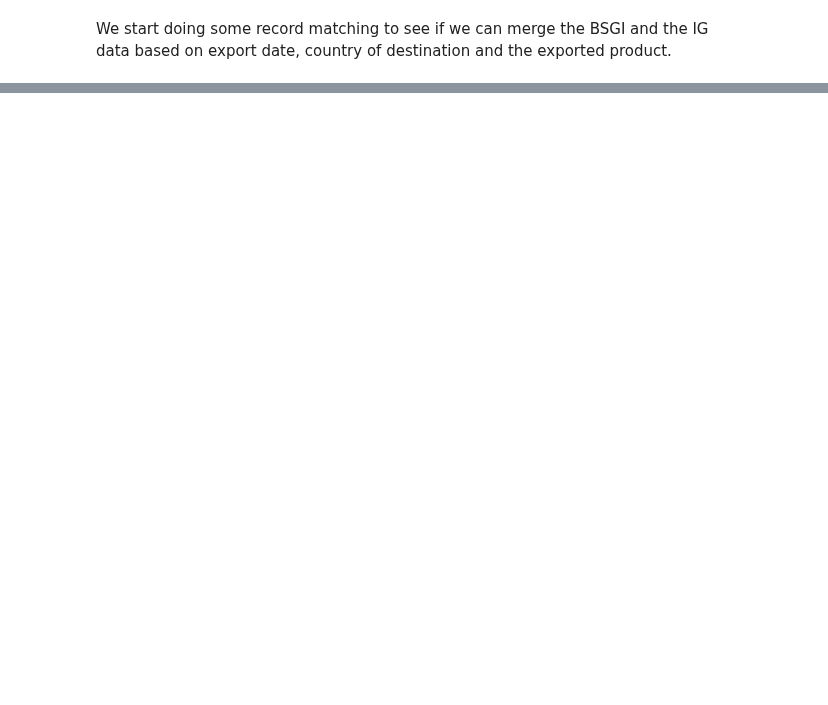
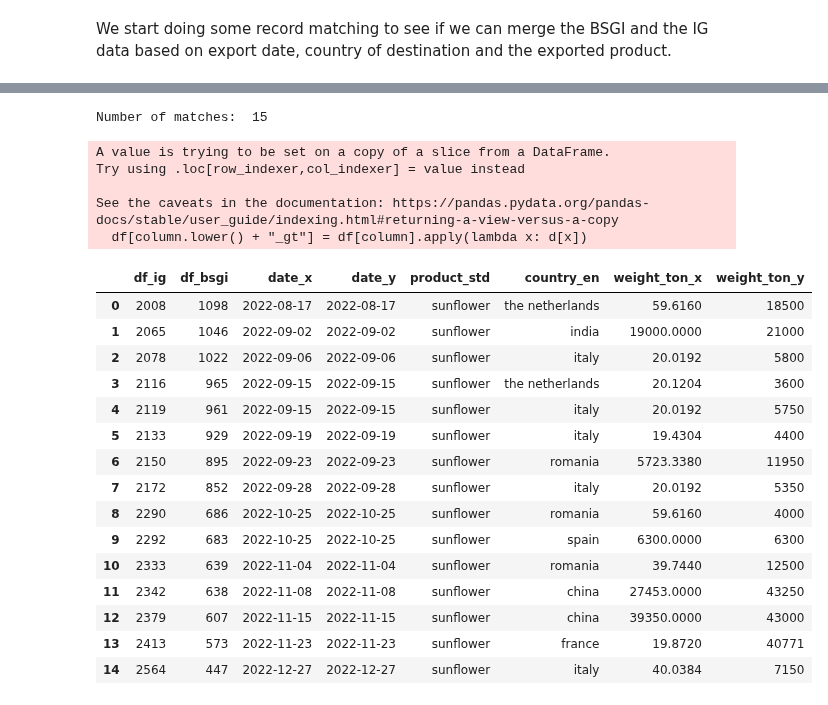
Before and after one commit to uchicago-dsi/oakland-institute-ukraine, a Jupyter notebook: notebooks/import_genius.ipynb, the cells around one changed output, grey strips where cells are left out. Cells and saved outputs as stored; diff of their text form; code cells hidden in the pictures; blank space fills up the shorter version.

```diff
--- a/notebooks/import_genius.ipynb
+++ b/notebooks/import_genius.ipynb
@@ -202,0 +94,26 @@ Hello this is a test
+# %%
+unique_matches = record_linkage(ig, bsgi, "sunflower", ["date"], ["country"], ["date"])
+unique_matches[["df_ig", "df_bsgi", "date_x", "date_y", "product_std", "country_en", "weight_ton_x", "weight_ton_y"]]
+# %% [output]
+Number of matches:  15
+A value is trying to be set on a copy of a slice from a DataFrame.
+Try using .loc[row_indexer,col_indexer] = value instead
+
+See the caveats in the documentation: https://pandas.pydata.org/pandas-docs/stable/user_guide/indexing.html#returning-a-view-versus-a-copy
+  df[column.lower() + "_gt"] = df[column].apply(lambda x: d[x])
+|  | df_ig | df_bsgi | date_x | date_y | product_std | country_en | weight_ton_x | weight_ton_y |
+| 0 | 2008 | 1098 | 2022-08-17 | 2022-08-17 | sunflower | the netherlands | 59.6160 | 18500 |
+| 1 | 2065 | 1046 | 2022-09-02 | 2022-09-02 | sunflower | india | 19000.0000 | 21000 |
+| 2 | 2078 | 1022 | 2022-09-06 | 2022-09-06 | sunflower | italy | 20.0192 | 5800 |
+| 3 | 2116 | 965 | 2022-09-15 | 2022-09-15 | sunflower | the netherlands | 20.1204 | 3600 |
+| 4 | 2119 | 961 | 2022-09-15 | 2022-09-15 | sunflower | italy | 20.0192 | 5750 |
+| 5 | 2133 | 929 | 2022-09-19 | 2022-09-19 | sunflower | italy | 19.4304 | 4400 |
+| 6 | 2150 | 895 | 2022-09-23 | 2022-09-23 | sunflower | romania | 5723.3380 | 11950 |
+| 7 | 2172 | 852 | 2022-09-28 | 2022-09-28 | sunflower | italy | 20.0192 | 5350 |
+| 8 | 2290 | 686 | 2022-10-25 | 2022-10-25 | sunflower | romania | 59.6160 | 4000 |
+| 9 | 2292 | 683 | 2022-10-25 | 2022-10-25 | sunflower | spain | 6300.0000 | 6300 |
+| 10 | 2333 | 639 | 2022-11-04 | 2022-11-04 | sunflower | romania | 39.7440 | 12500 |
+| 11 | 2342 | 638 | 2022-11-08 | 2022-11-08 | sunflower | china | 27453.0000 | 43250 |
+| 12 | 2379 | 607 | 2022-11-15 | 2022-11-15 | sunflower | china | 39350.0000 | 43000 |
+| 13 | 2413 | 573 | 2022-11-23 | 2022-11-23 | sunflower | france | 19.8720 | 40771 |
+| 14 | 2564 | 447 | 2022-12-27 | 2022-12-27 | sunflower | italy | 40.0384 | 7150 |
```
Also changed, not shown: parts of 6 cells of this notebook.
